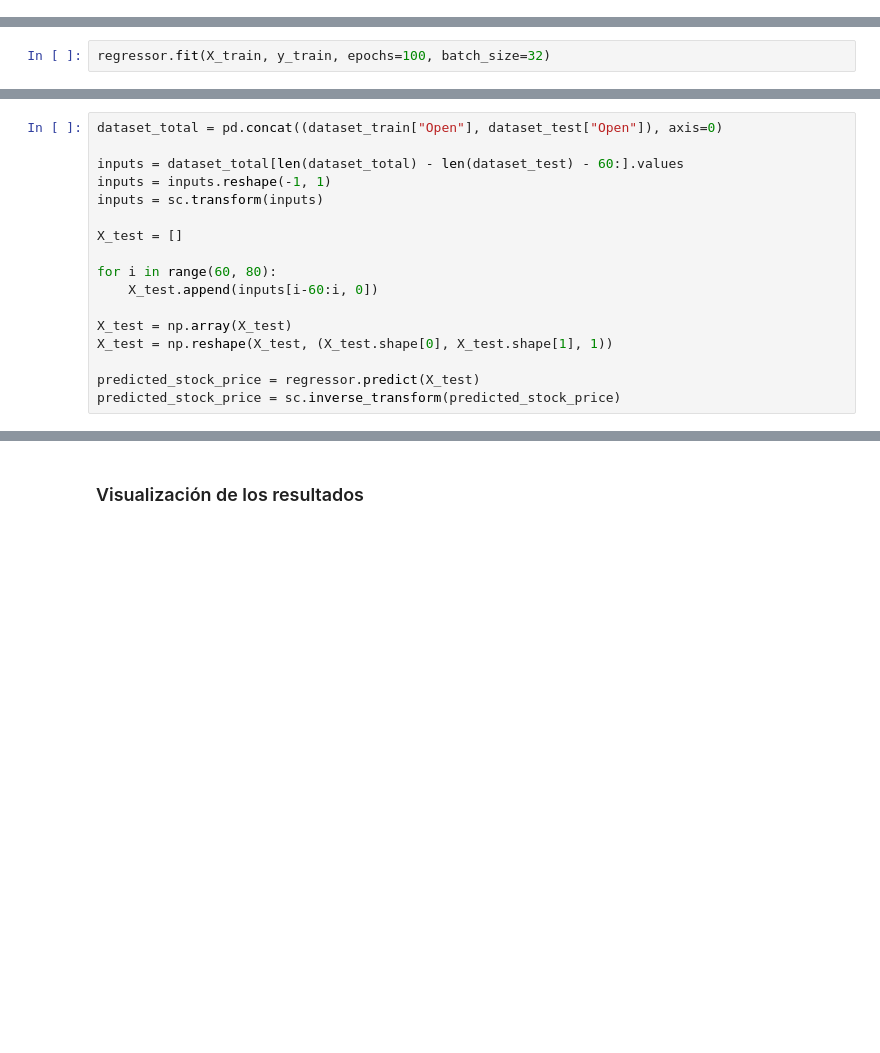
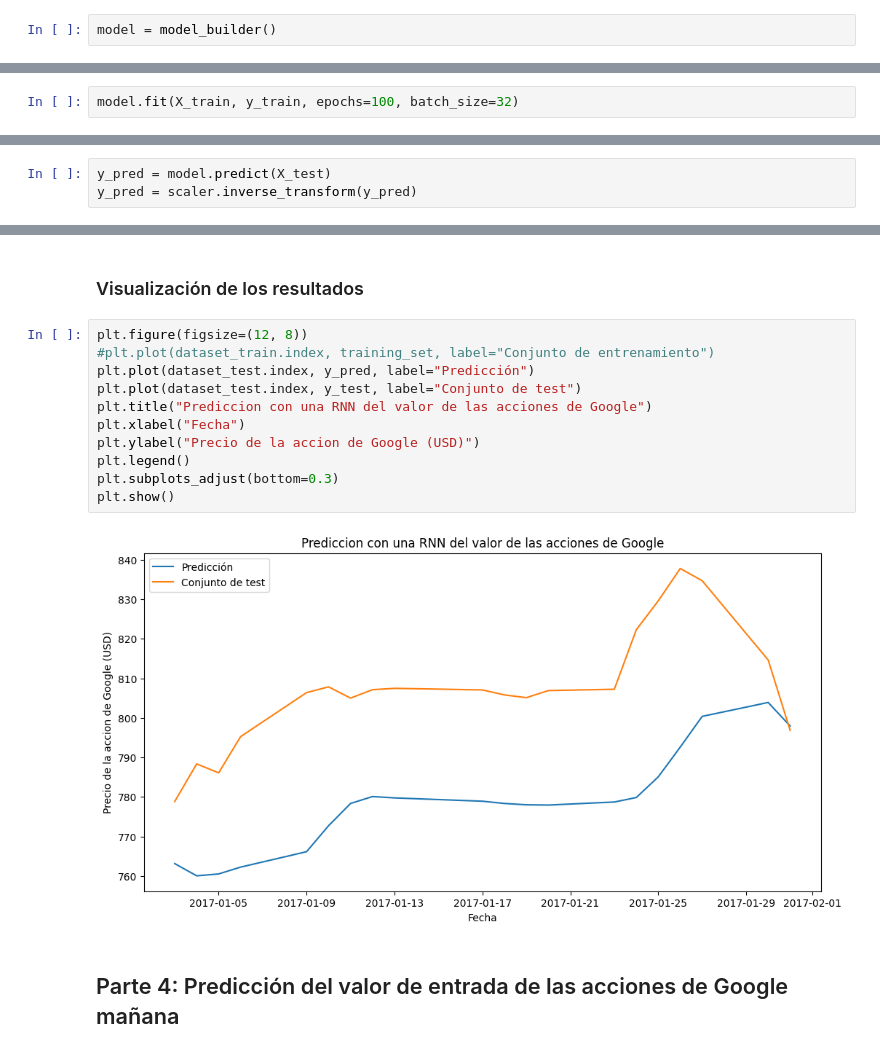
Before and after one commit to jmudy/deeplearning-az, a Jupyter notebook: Notebooks/Part 3 - Recurrent Neural Networks (RNN)/RNN.ipynb, the cells around one changed output, grey strips where cells are left out. Saved outputs shown, nothing was run; the diff lists cells and outputs as text; blank space fills up the shorter version.

```diff
--- a/Notebooks/Part 3 - Recurrent Neural Networks (RNN)/RNN.ipynb
+++ b/Notebooks/Part 3 - Recurrent Neural Networks (RNN)/RNN.ipynb
@@ -80 +92,3 @@ regressor.compile(optimizer="adam", loss="mean_squared_error")
+# %%
+model = model_builder()
 # %% [markdown]
@@ -82,2 +96,2 @@ regressor.compile(optimizer="adam", loss="mean_squared_error")
 # %%
-regressor.fit(X_train, y_train, epochs=100, batch_size=32)
+model.fit(X_train, y_train, epochs=100, batch_size=32)
@@ -93,17 +121,3 @@ real_stock_price = dataset_test.iloc[:, 1:2].values
-# %%
-dataset_total = pd.concat((dataset_train["Open"], dataset_test["Open"]), axis=0)
-
-inputs = dataset_total[len(dataset_total) - len(dataset_test) - 60:].values
-inputs = inputs.reshape(-1, 1)
-inputs = sc.transform(inputs)
-
-X_test = []
-
-for i in range(60, 80):
-    X_test.append(inputs[i-60:i, 0])
-
-X_test = np.array(X_test)
-X_test = np.reshape(X_test, (X_test.shape[0], X_test.shape[1], 1))
-
-predicted_stock_price = regressor.predict(X_test)
-predicted_stock_price = sc.inverse_transform(predicted_stock_price)
+# %%
+y_pred = model.predict(X_test)
+y_pred = scaler.inverse_transform(y_pred)
@@ -110,2 +126,17 @@ predicted_stock_price = sc.inverse_transform(predicted_stock_price)
 # %% [markdown]
 ### Visualización de los resultados
+# %%
+plt.figure(figsize=(12, 8))
+#plt.plot(dataset_train.index, training_set, label="Conjunto de entrenamiento")
+plt.plot(dataset_test.index, y_pred, label="Predicción")
+plt.plot(dataset_test.index, y_test, label="Conjunto de test")
+plt.title("Prediccion con una RNN del valor de las acciones de Google")
+plt.xlabel("Fecha")
+plt.ylabel("Precio de la accion de Google (USD)")
+plt.legend()
+plt.subplots_adjust(bottom=0.3)
+plt.show()
+# %% [output]
+[figure, added]
+# %% [markdown]
+## Parte 4: Predicción del valor de entrada de las acciones de Google mañana
```
Also changed, not shown: parts of 47 cells of this notebook.
